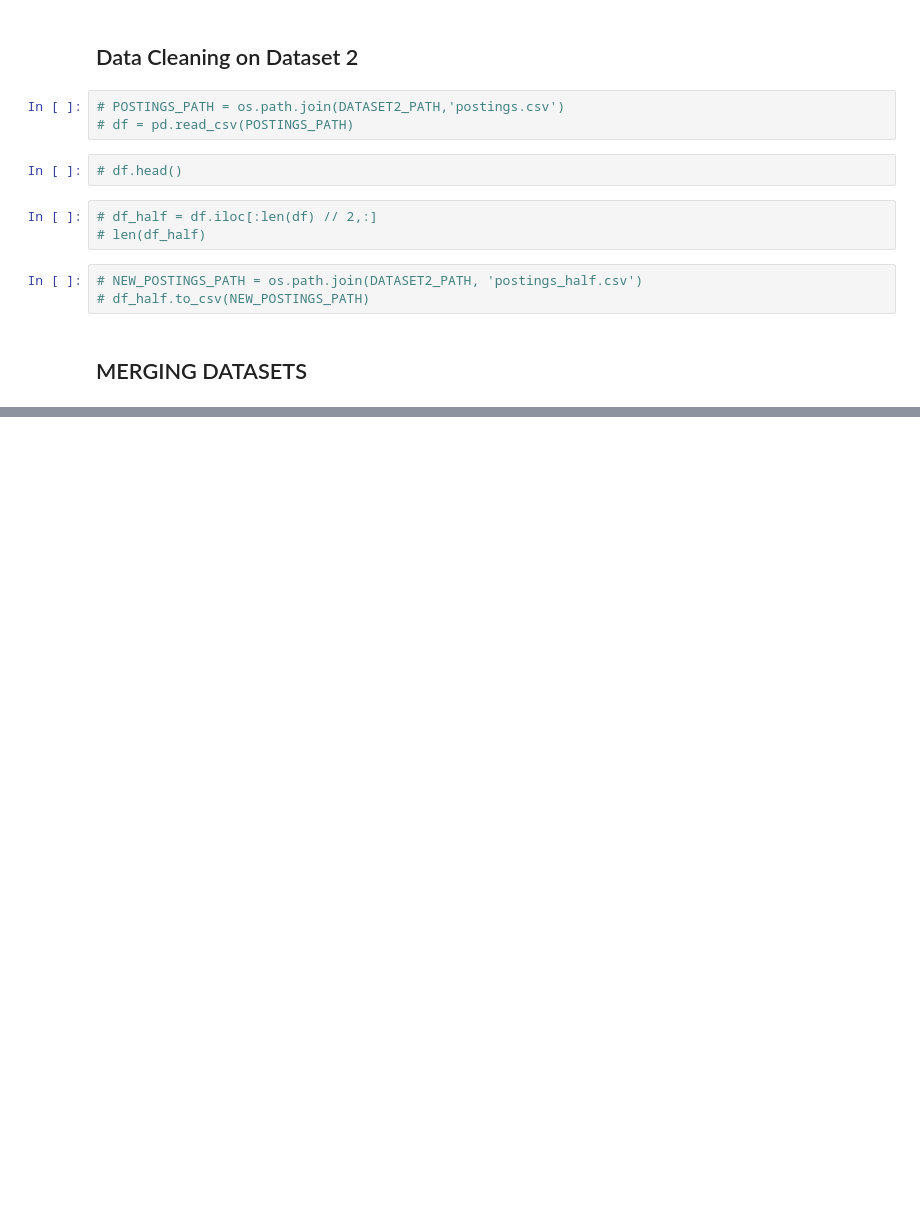
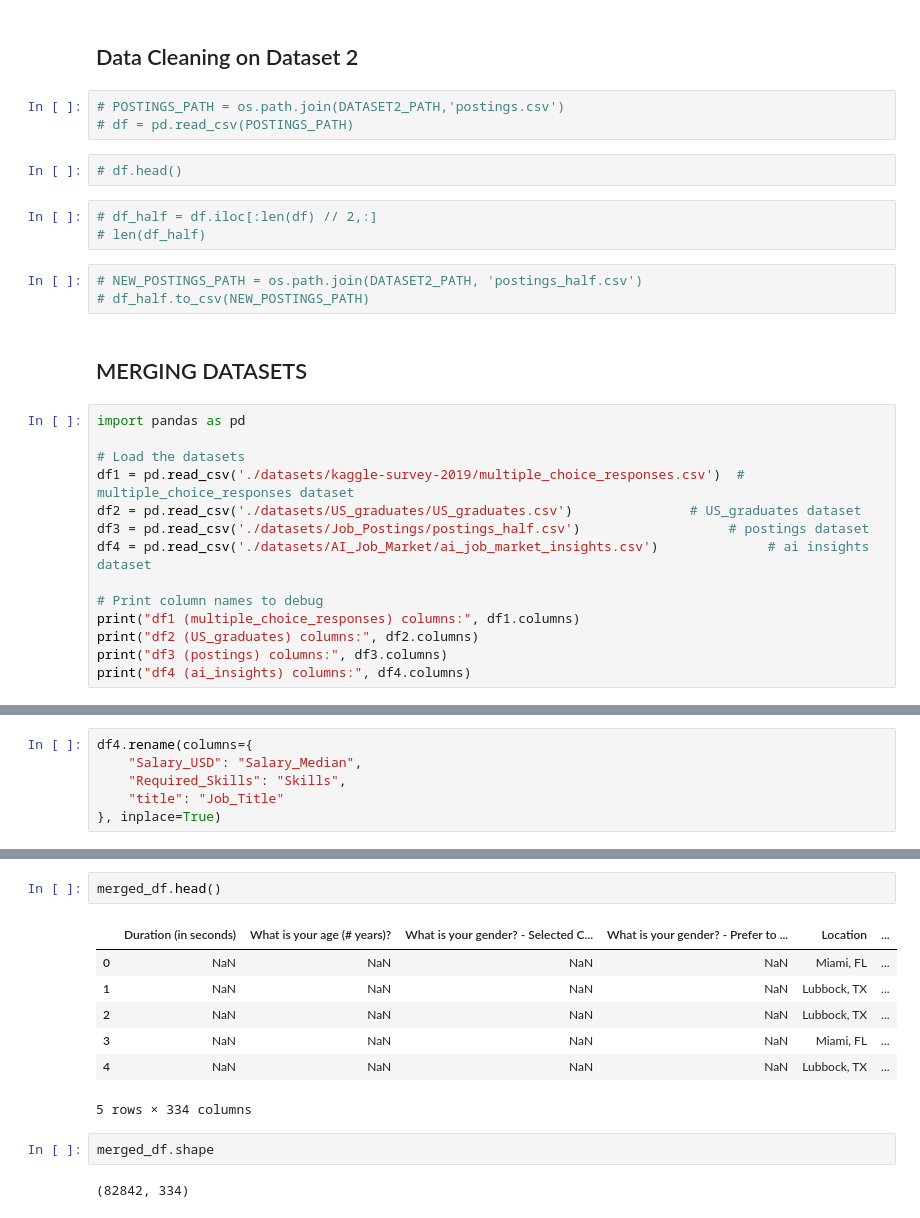
Before and after one commit to rahul0776/Job-Market-Trends, a Jupyter notebook: DIC_common_data_notebook.ipynb, the cells around one changed output, grey strips where cells are left out. Cells and saved outputs as stored; diff of their text form; blank space fills up the shorter version.

Commit message:
Creating Merged Dataset

```diff
--- a/DIC_common_data_notebook.ipynb
+++ b/DIC_common_data_notebook.ipynb
@@ -28,3 +28,17 @@ import numpy as np
 # df_half.to_csv(NEW_POSTINGS_PATH)
 # %% [markdown]
 ## MERGING DATASETS
+# %%
+import pandas as pd
+
+# Load the datasets
+df1 = pd.read_csv('./datasets/kaggle-survey-2019/multiple_choice_responses.csv')  # multiple_choice_responses dataset
+df2 = pd.read_csv('./datasets/US_graduates/US_graduates.csv')               # US_graduates dataset
+df3 = pd.read_csv('./datasets/Job_Postings/postings_half.csv')                   # postings dataset
+df4 = pd.read_csv('./datasets/AI_Job_Market/ai_job_market_insights.csv')              # ai insights dataset
+
+# Print column names to debug
+print("df1 (multiple_choice_responses) columns:", df1.columns)
+print("df2 (US_graduates) columns:", df2.columns)
+print("df3 (postings) columns:", df3.columns)
+print("df4 (ai_insights) columns:", df4.columns)
@@ -30,0 +137,6 @@ import numpy as np
+# %%
+df4.rename(columns={
+    "Salary_USD": "Salary_Median",
+    "Required_Skills": "Skills",
+    "title": "Job_Title"
+}, inplace=True)
@@ -145,0 +179,14 @@ Error: 'Job_Title' or 'Location' column is missing in one of the datasets.
+# %%
+merged_df.head()
+# %% [output]
+|  | Duration (in seconds) | What is your age (# years)? | What is your gender? - Selected C... | What is your gender? - Prefer to ... | Location | ... |
+| 0 | NaN | NaN | NaN | NaN | Miami, FL | ... |
+| 1 | NaN | NaN | NaN | NaN | Lubbock, TX | ... |
+| 2 | NaN | NaN | NaN | NaN | Lubbock, TX | ... |
+| 3 | NaN | NaN | NaN | NaN | Miami, FL | ... |
+| 4 | NaN | NaN | NaN | NaN | Lubbock, TX | ... |
+5 rows × 334 columns
+# %%
+merged_df.shape
+# %% [output]
+(82842, 334)
```
Also changed, not shown: parts of 12 cells of this notebook, 1 other file.
